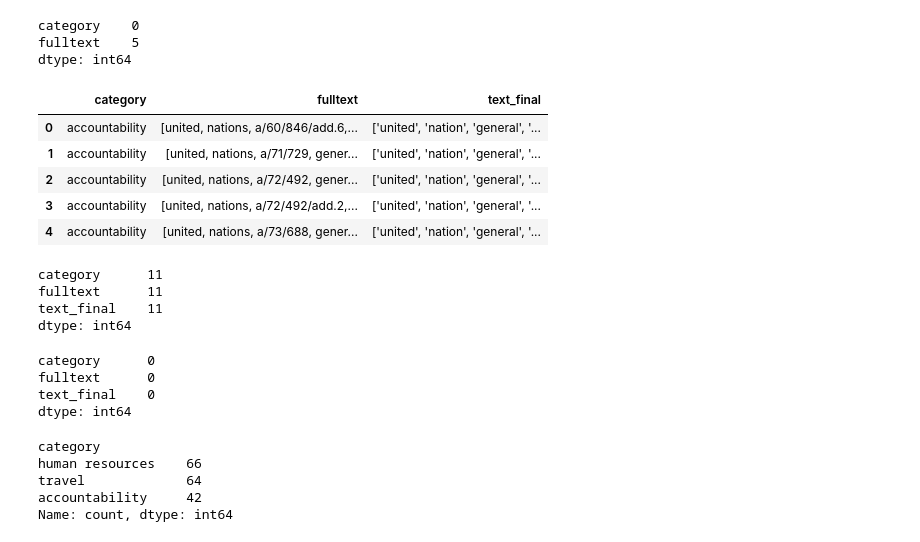
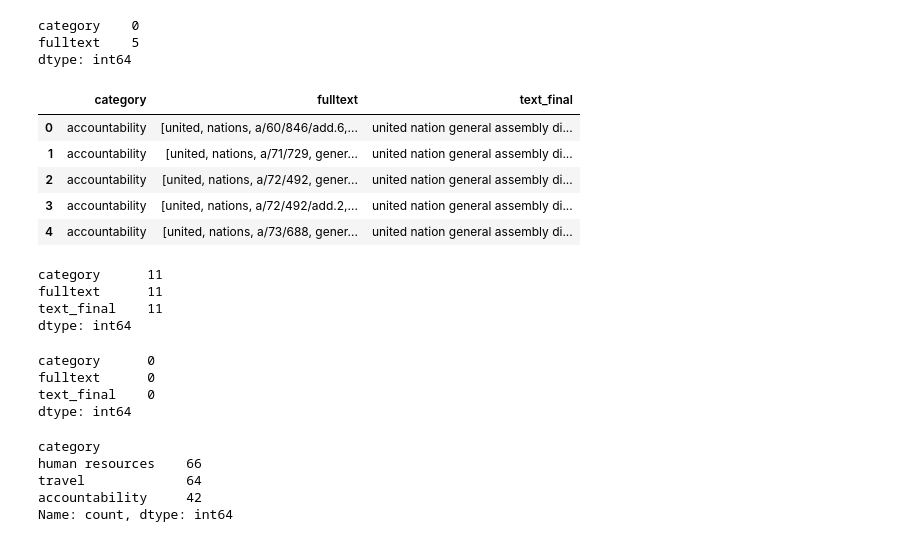
Before and after one commit to cdungca/document-classifier, a Jupyter notebook: main.ipynb, the cells around one changed output. Saved outputs shown, nothing was run; the diff lists cells and outputs as text; code cells hidden in the pictures.

```diff
--- a/main.ipynb
+++ b/main.ipynb
@@ -120,51 +129,53 @@ dtype: int64
 # %%
 # Step 0: We only have 10 records with category health and wellbeing. We will remove these records since they are not enough to train the model.
 Corpus = Corpus[Corpus['category'] != 'health and wellbeing']
 # Step 1: Remove missing values
 Corpus['fulltext'].dropna(inplace=True)
 # Step 2: Change all the text to lower case
 Corpus['fulltext'] = [entry.lower() if isinstance(entry, str) else '' for entry in Corpus['fulltext']]
 # Step 3: Tokenization : In this each entry in the corpus will be broken into set of words
 Corpus['fulltext'] = [word_tokenize(entry) for entry in Corpus['fulltext']]
 # Step 4: Remove stop words, non-alphabet and perfom word lemmatization
 tag_map = defaultdict(lambda : wn.NOUN)
 tag_map['J'] = wn.ADJ
 tag_map['V'] = wn.VERB
 tag_map['R'] = wn.ADV
 for index,entry in enumerate(Corpus['fulltext']):
     Final_words = []
     word_Lemmatized = WordNetLemmatizer()
     for word, tag in pos_tag(entry):
         if word not in stopwords.words('english') and word.isalpha():
             word_Final = word_Lemmatized.lemmatize(word,tag_map[tag[0]])
             Final_words.append(word_Final)
-    Corpus.loc[index,'text_final'] = str(Final_words)
+    Corpus.loc[index,'text_final'] = " ".join(Final_words)
 
 Corpus.head()
 # %% [output]
 |  | category | fulltext | text_final |
-| 0 | accountability | [united, nations, a/60/846/add.6,... | ['united', 'nation', 'general', '... |
-| 1 | accountability | [united, nations, a/71/729, gener... | ['united', 'nation', 'general', '... |
-| 2 | accountability | [united, nations, a/72/492, gener... | ['united', 'nation', 'general', '... |
-| 3 | accountability | [united, nations, a/72/492/add.2,... | ['united', 'nation', 'general', '... |
-| 4 | accountability | [united, nations, a/73/688, gener... | ['united', 'nation', 'general', '... |
+| 0 | accountability | [united, nations, a/60/846/add.6,... | united nation general assembly di... |
+| 1 | accountability | [united, nations, a/71/729, gener... | united nation general assembly di... |
+| 2 | accountability | [united, nations, a/72/492, gener... | united nation general assembly di... |
+| 3 | accountability | [united, nations, a/72/492/add.2,... | united nation general assembly di... |
+| 4 | accountability | [united, nations, a/73/688, gener... | united nation general assembly di... |
-# %%
-Corpus.isnull().sum()
-# %% [output]
-category      11
-fulltext      11
-text_final    11
-dtype: int64
+# %%
+# Check number of rows for missing values
+Corpus.isnull().sum()
+# %% [output]
+category      11
+fulltext      11
+text_final    11
+dtype: int64
 # %%
 # Remove rows with empty fields
 Corpus = Corpus.dropna()
-# %%
-Corpus.isnull().sum()
-# %% [output]
-category      0
-fulltext      0
-text_final    0
-dtype: int64
+# %%
+# Re-check number of rows for missing values
+Corpus.isnull().sum()
+# %% [output]
+category      0
+fulltext      0
+text_final    0
+dtype: int64
 # %%
 Corpus["category"].value_counts()
 # %% [output]
```
Also changed, not shown: parts of 37 cells of this notebook, 7 other files.
